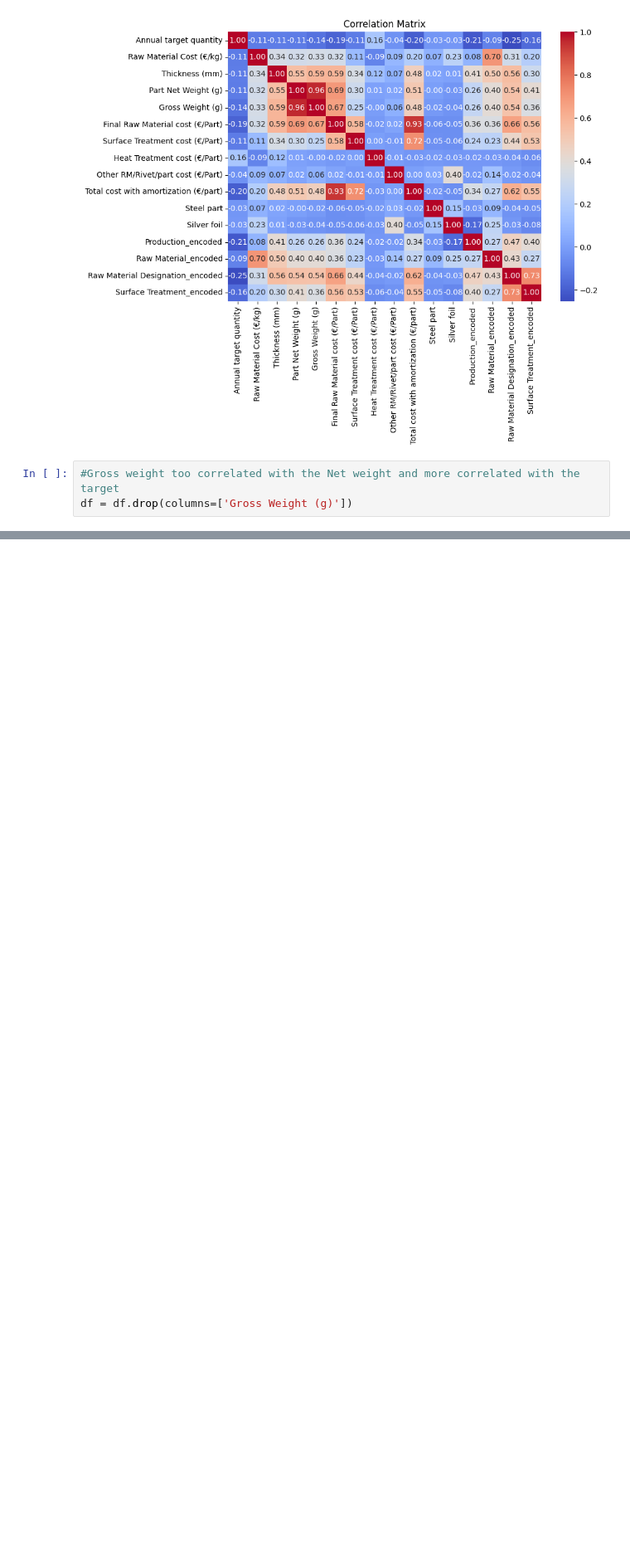
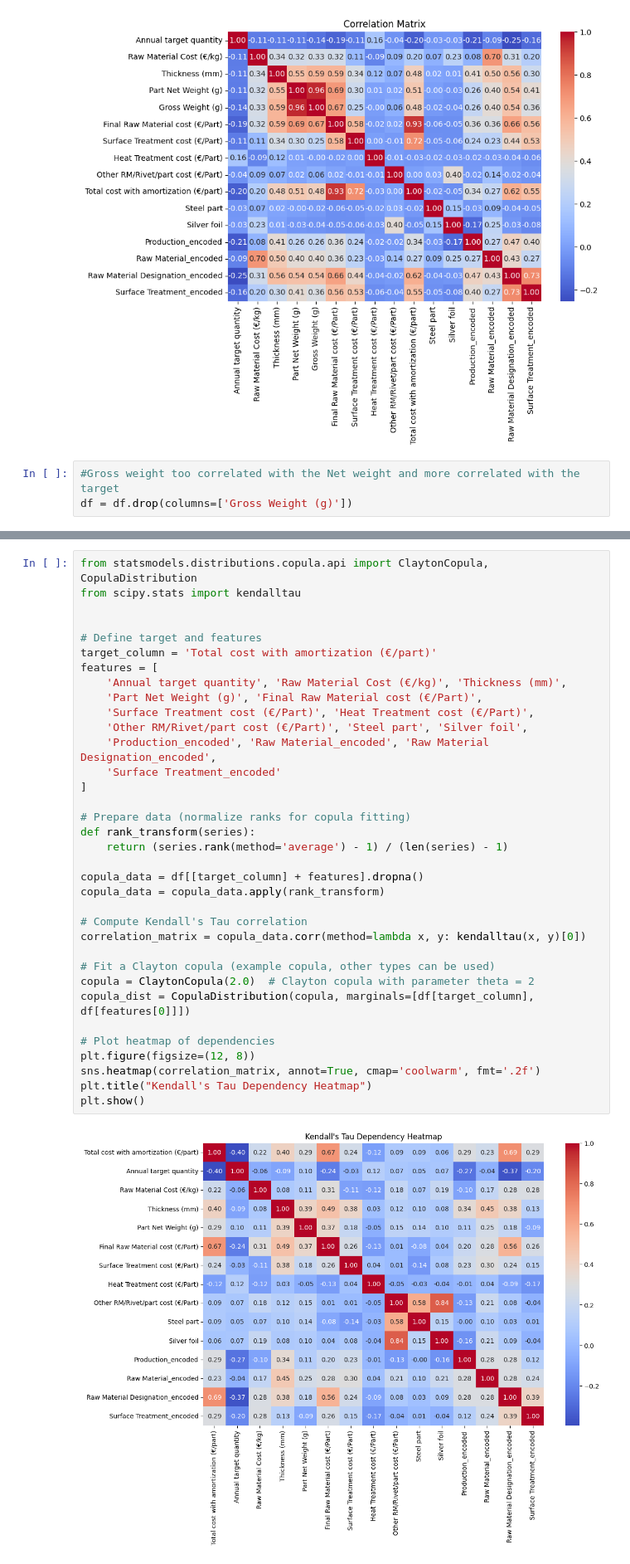
Before and after one commit to Driciotto/Cas-Fil-Rouge-, a Jupyter notebook: Data Adriano/Analysis_v1.ipynb, the cells around one changed output, grey strips where cells are left out. Shown at 83% size. Drawn from its saved outputs; the diff is of its cells as text; blank space fills up the shorter version.

```diff
--- a/Data Adriano/Analysis_v1.ipynb
+++ b/Data Adriano/Analysis_v1.ipynb
@@ -226 +224,38 @@ Heat Treatment cost (€/Part)         0.000000
 dtype: float64
+# %%
+from statsmodels.distributions.copula.api import ClaytonCopula, CopulaDistribution
+from scipy.stats import kendalltau
+
+
+# Define target and features
+target_column = 'Total cost with amortization (€/part)'
+features = [
+    'Annual target quantity', 'Raw Material Cost (€/kg)', 'Thickness (mm)',
+    'Part Net Weight (g)', 'Final Raw Material cost (€/Part)',
+    'Surface Treatment cost (€/Part)', 'Heat Treatment cost (€/Part)',
+    'Other RM/Rivet/part cost (€/Part)', 'Steel part', 'Silver foil',
+    'Production_encoded', 'Raw Material_encoded', 'Raw Material Designation_encoded',
+    'Surface Treatment_encoded'
+]
+
+# Prepare data (normalize ranks for copula fitting)
+def rank_transform(series):
+    return (series.rank(method='average') - 1) / (len(series) - 1)
+
+copula_data = df[[target_column] + features].dropna()
+copula_data = copula_data.apply(rank_transform)
+
+# Compute Kendall's Tau correlation
+correlation_matrix = copula_data.corr(method=lambda x, y: kendalltau(x, y)[0])
+
+# Fit a Clayton copula (example copula, other types can be used)
+copula = ClaytonCopula(2.0)  # Clayton copula with parameter theta = 2
+copula_dist = CopulaDistribution(copula, marginals=[df[target_column], df[features[0]]])
+
+# Plot heatmap of dependencies
+plt.figure(figsize=(12, 8))
+sns.heatmap(correlation_matrix, annot=True, cmap='coolwarm', fmt='.2f')
+plt.title("Kendall's Tau Dependency Heatmap")
+plt.show()
+# %% [output]
+[figure, added]
```
Also changed, not shown: parts of 4 cells of this notebook.
